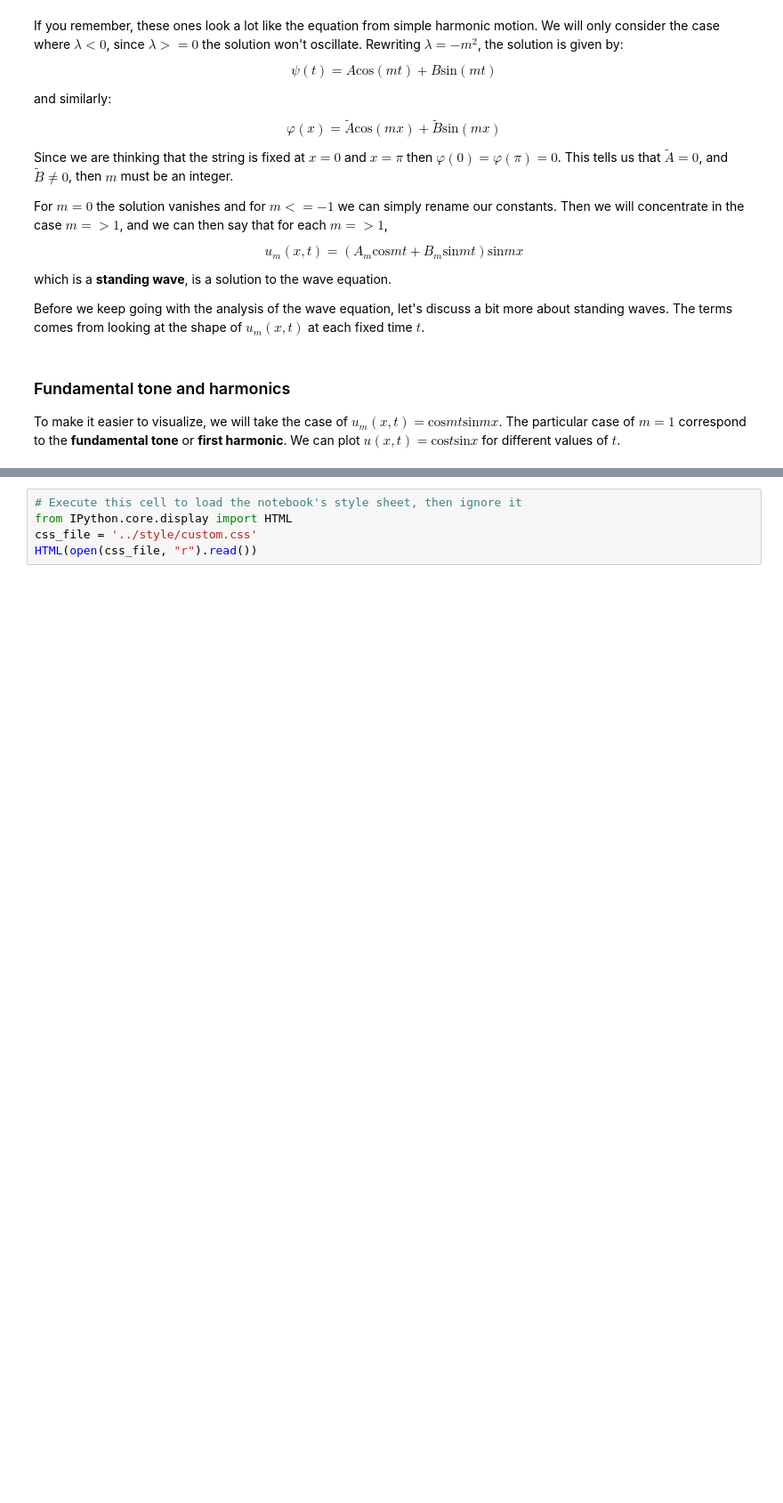
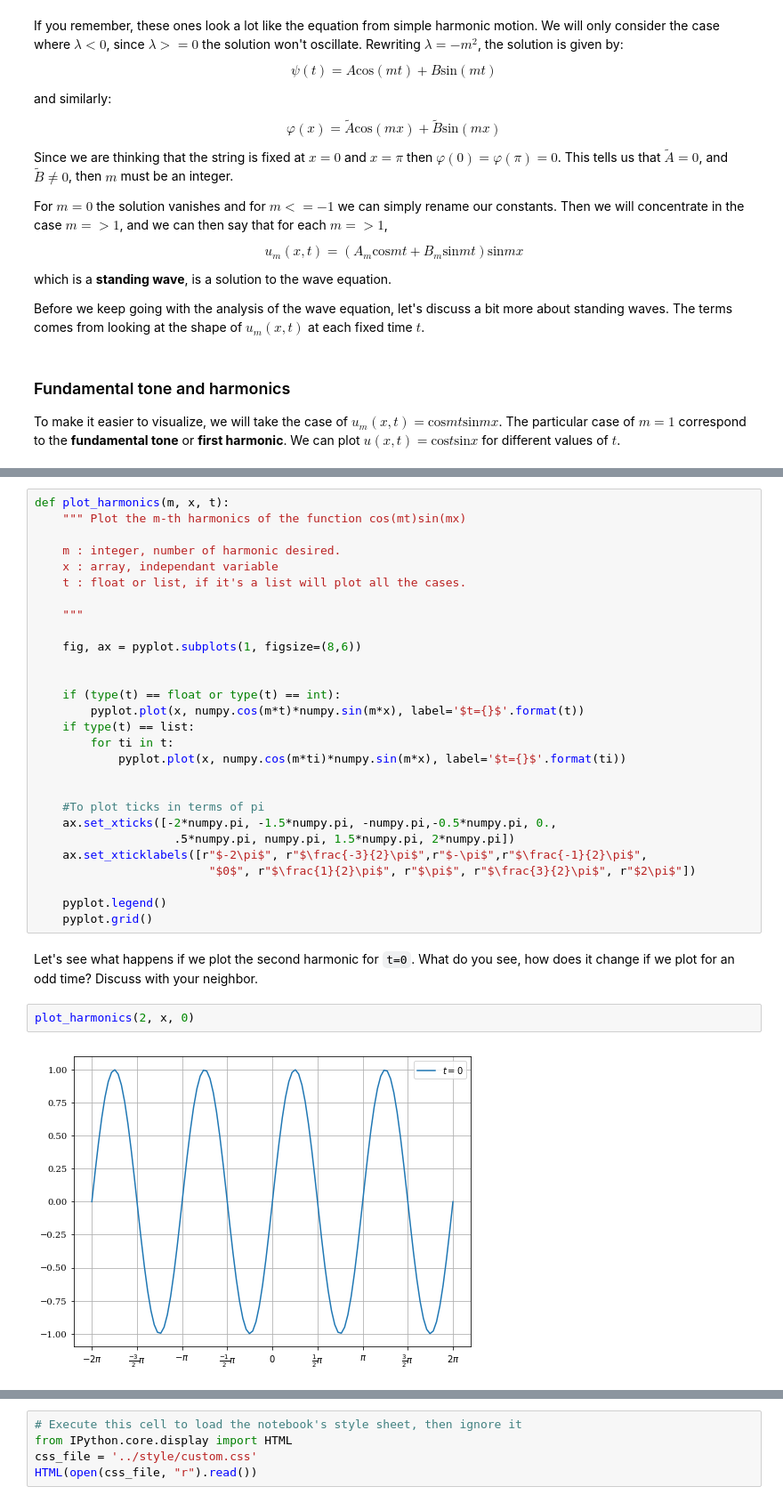
Before and after one commit to engineersCode/EngComp5_surfourier, a Jupyter notebook: notebooks_en/1_The_Genesis_of_Fourier.ipynb, the cells around one changed output, grey strips where cells are left out. Shown at 89% size. Cells and saved outputs as stored; diff of their text form; blank space fills up the shorter version.

```diff
--- a/notebooks_en/1_The_Genesis_of_Fourier.ipynb
+++ b/notebooks_en/1_The_Genesis_of_Fourier.ipynb
@@ -239,0 +219,34 @@ pyplot.grid();
+# %%
+def plot_harmonics(m, x, t):
+    """ Plot the m-th harmonics of the function cos(mt)sin(mx)
+
+    m : integer, number of harmonic desired.
+    x : array, independant variable
+    t : float or list, if it's a list will plot all the cases.
+
+    """
+
+    fig, ax = pyplot.subplots(1, figsize=(8,6))
+
+
+    if (type(t) == float or type(t) == int):
+        pyplot.plot(x, numpy.cos(m*t)*numpy.sin(m*x), label='$t={}$'.format(t))
+    if type(t) == list:
+        for ti in t:
+            pyplot.plot(x, numpy.cos(m*ti)*numpy.sin(m*x), label='$t={}$'.format(ti))
+
+
+    #To plot ticks in terms of pi
+    ax.set_xticks([-2*numpy.pi, -1.5*numpy.pi, -numpy.pi,-0.5*numpy.pi, 0.,
+                    .5*numpy.pi, numpy.pi, 1.5*numpy.pi, 2*numpy.pi])
+    ax.set_xticklabels([r"$-2\pi$", r"$\frac{-3}{2}\pi$",r"$-\pi$",r"$\frac{-1}{2}\pi$",
+                         "$0$", r"$\frac{1}{2}\pi$", r"$\pi$", r"$\frac{3}{2}\pi$", r"$2\pi$"])
+
+    pyplot.legend()
+    pyplot.grid()
+# %% [markdown]
+Let's see what happens if we plot the second harmonic for `t=0`. What do you see, how does it change if we plot for an odd time? Discuss with your neighbor.
+# %%
+plot_harmonics(2, x, 0)
+# %% [output]
+[figure, added]
```
Also changed, not shown: parts of 8 cells of this notebook.
